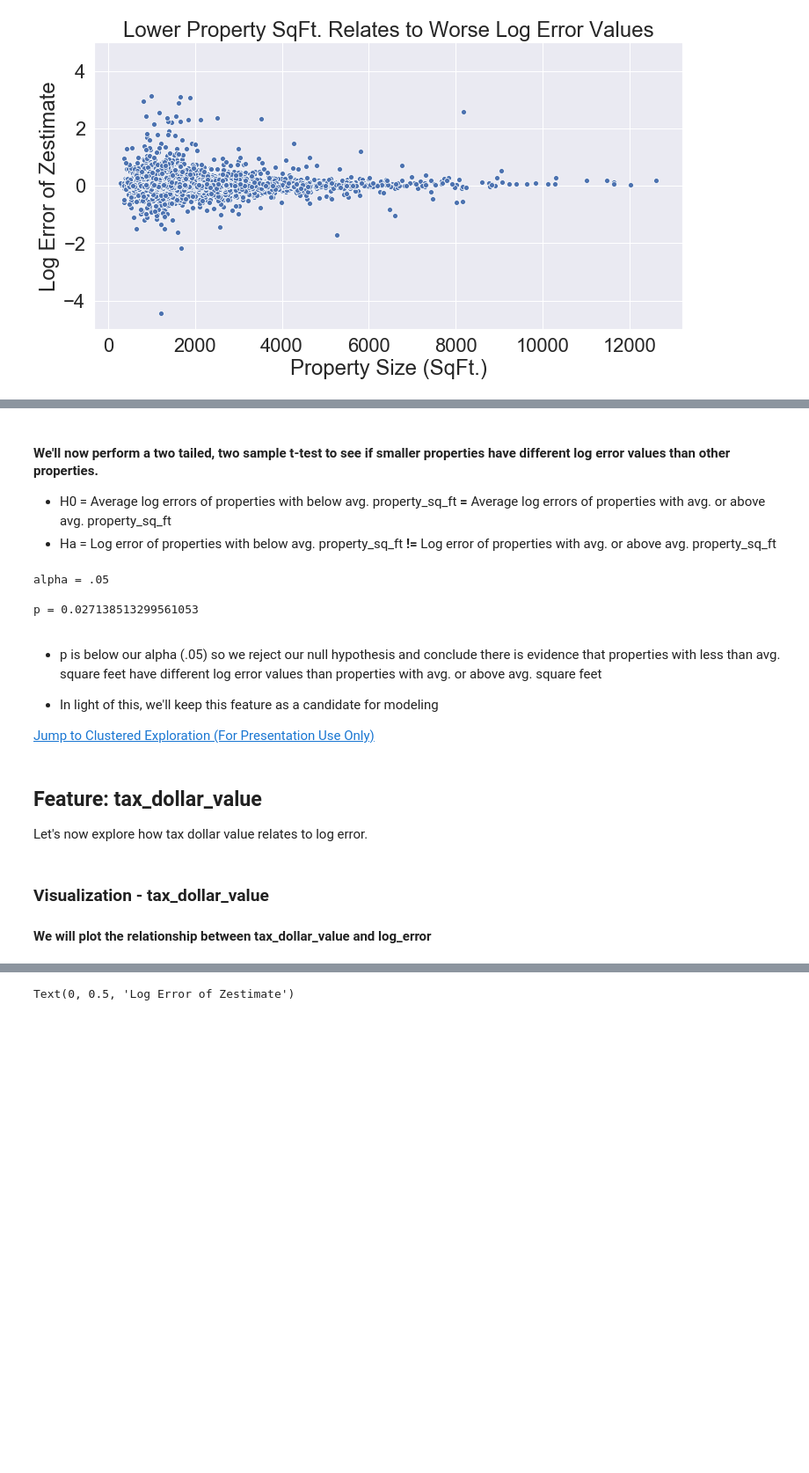
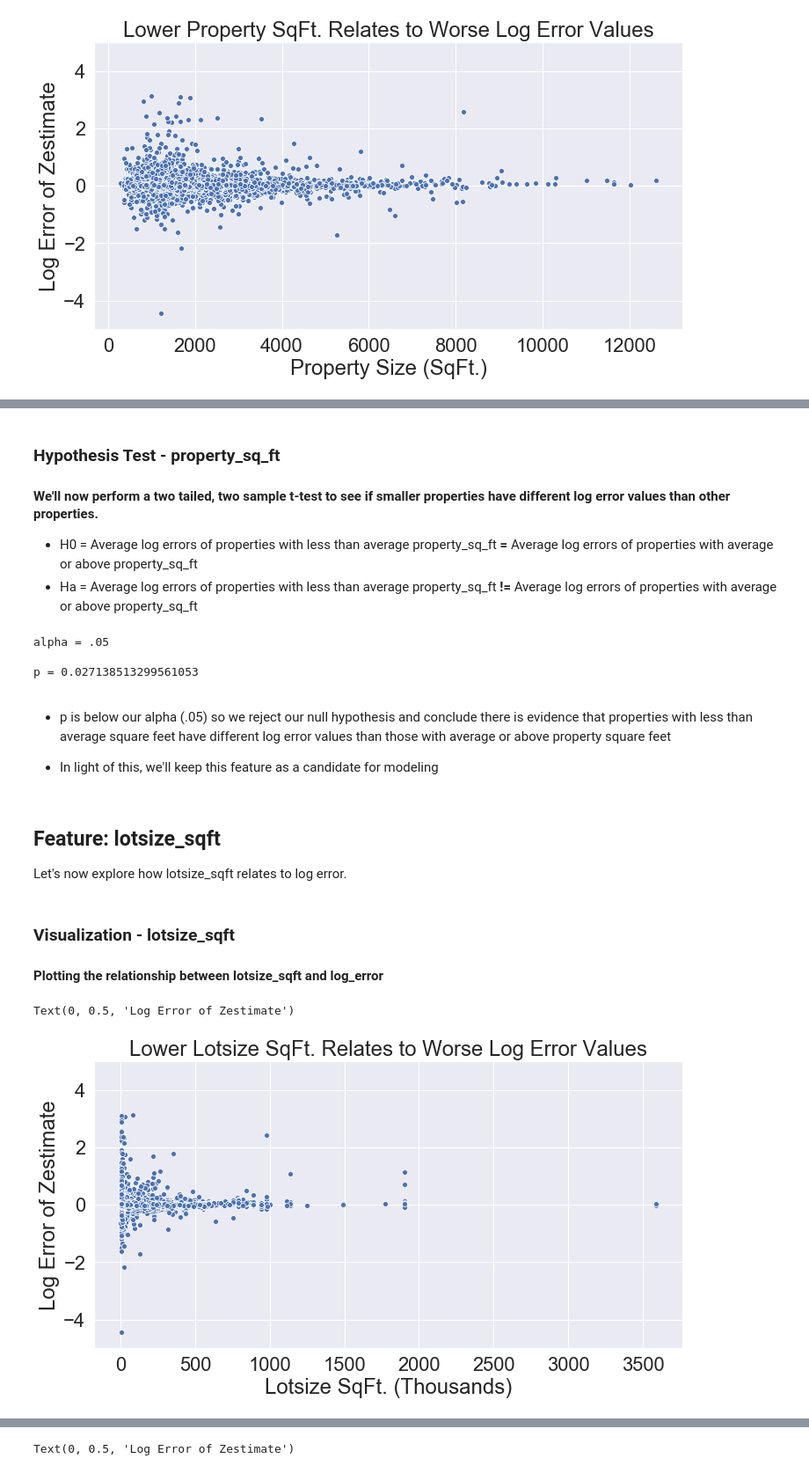
Before and after one commit to SamuelD-Data/zillow_clustering_project, a Jupyter notebook: WIP/update_notebook.ipynb, the cells around one changed output, grey strips where cells are left out. Shown at 88% size. Saved outputs shown, nothing was run; the diff lists cells and outputs as text; code cells hidden in the pictures; blank space fills up the shorter version.

Commit message:
added new features to exploration

```diff
--- a/WIP/update_notebook.ipynb
+++ b/WIP/update_notebook.ipynb
@@ -456,8 +453,9 @@ Text(0, 0.5, 'Log Error of Zestimate')
 # %% [markdown]
+### Hypothesis Test - property_sq_ft
 #### We'll now perform a two tailed, two sample t-test to see if smaller properties have different log error values than other  properties.
 
-- H0 = Average log errors of properties with below avg. property_sq_ft __=__ Average log errors of properties with avg. or above avg. property_sq_ft
-- Ha = Log error of properties with below avg. property_sq_ft __!=__ Log error of properties with avg. or above avg. property_sq_ft
+- H0 = Average log errors of properties with less than average property_sq_ft __=__ Average log errors of properties with average or above property_sq_ft
+- Ha = Average log errors of properties with less than average property_sq_ft __!=__ Average log errors of properties with average or above property_sq_ft
 # %%
 # finding avg property_sq_ft
 avg_property_sqft = train.property_sqft.mean()
@@ -478,14 +476,27 @@ alpha = .05
 
 p = 0.027138513299561053
 # %% [markdown]
-- p is below our alpha (.05) so we reject our null hypothesis and conclude there is evidence that properties with less than avg. square feet have different log error values than properties with avg. or above avg. square feet
+- p is below our alpha (.05) so we reject our null hypothesis and conclude there is evidence that properties with less than average square feet have different log error values than those with average or above property square feet
 
 - In light of this, we'll keep this feature as a candidate for modeling
-
-[Jump to Clustered Exploration (For Presentation Use Only)](#ce)
 # %% [markdown]
-## Feature: tax_dollar_value
-Let's now explore how tax dollar value relates to log error.
+## Feature: lotsize_sqft
+Let's now explore how lotsize_sqft relates to log error.
 # %% [markdown]
-### Visualization - tax_dollar_value
-#### We will plot the relationship between tax_dollar_value and log_error
+### Visualization - lotsize_sqft
+#### Plotting the relationship between lotsize_sqft and log_error
+# %%
+# setting figure and text size for plot
+sns.set(rc = {'figure.figsize':(12,6)})
+sns.set(font_scale = 2)
+
+# creating scatter plot and setting title
+plt.ylim([-5, 5])
+sns.scatterplot(x = train['lotsize_sqft']/1000, y = 'log_error', data = train).set_title("Lower Lotsize SqFt. Relates to Worse Log Error Values")
+
+# setting x and y labels
+plt.xlabel("Lotsize SqFt. (Thousands)")
+plt.ylabel("Log Error of Zestimate")
+# %% [output]
+Text(0, 0.5, 'Log Error of Zestimate')
+[figure, added]
```
Also changed, not shown: parts of 25 cells of this notebook.
